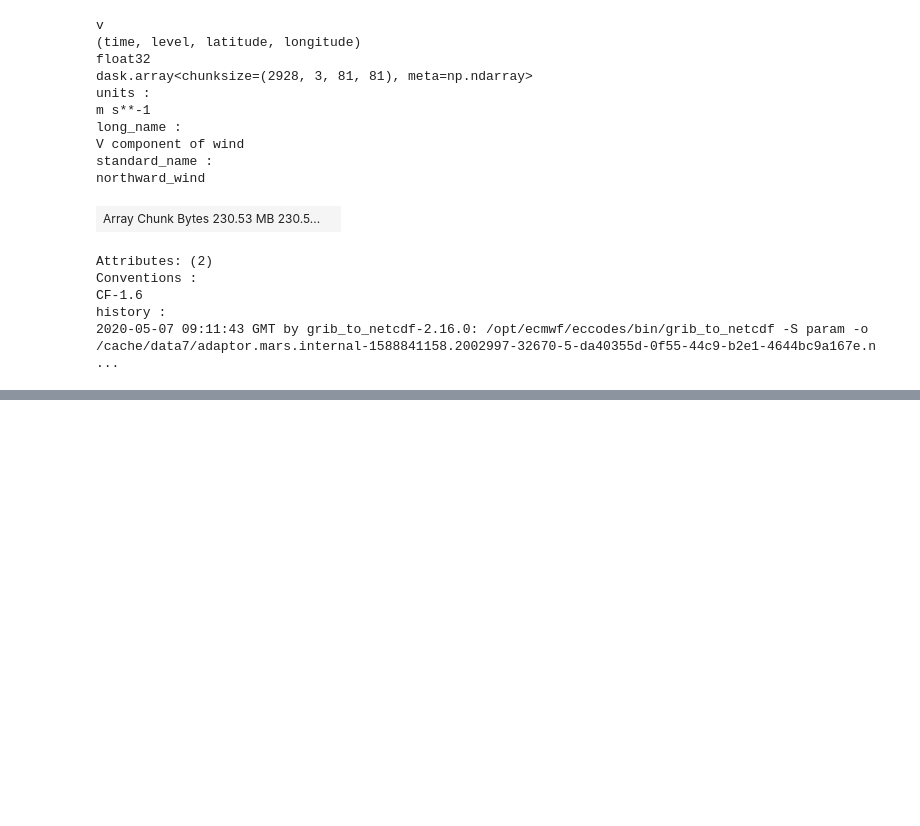
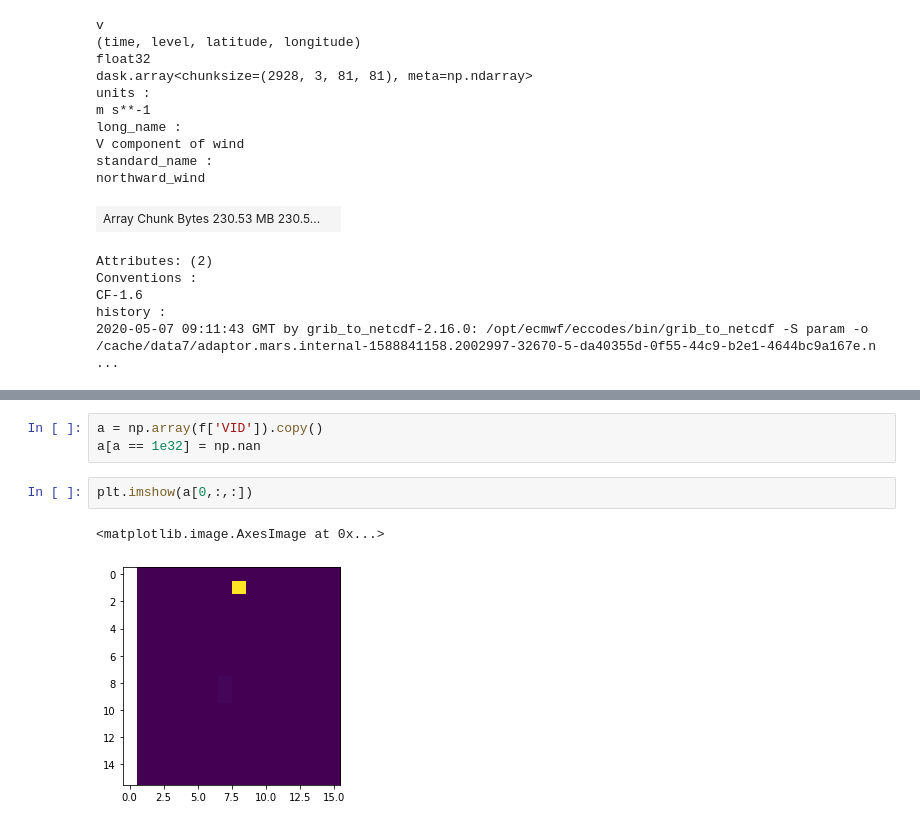
Before and after one commit to FionaLippert/birdMigration, a Jupyter notebook: visualization/h5_exploration.ipynb, the cells around one changed output, grey strips where cells are left out. Cells and saved outputs as stored; diff of their text form; blank space fills up the shorter version.

```diff
--- a/visualization/h5_exploration.ipynb
+++ b/visualization/h5_exploration.ipynb
@@ -347,0 +404,8 @@ history :
+# %%
+a = np.array(f['VID']).copy()
+a[a == 1e32] = np.nan
+# %%
+plt.imshow(a[0,:,:])
+# %% [output]
+<matplotlib.image.AxesImage at 0x...>
+[figure, added]
```
Also changed, not shown: parts of 17 cells of this notebook, 2 other files.
